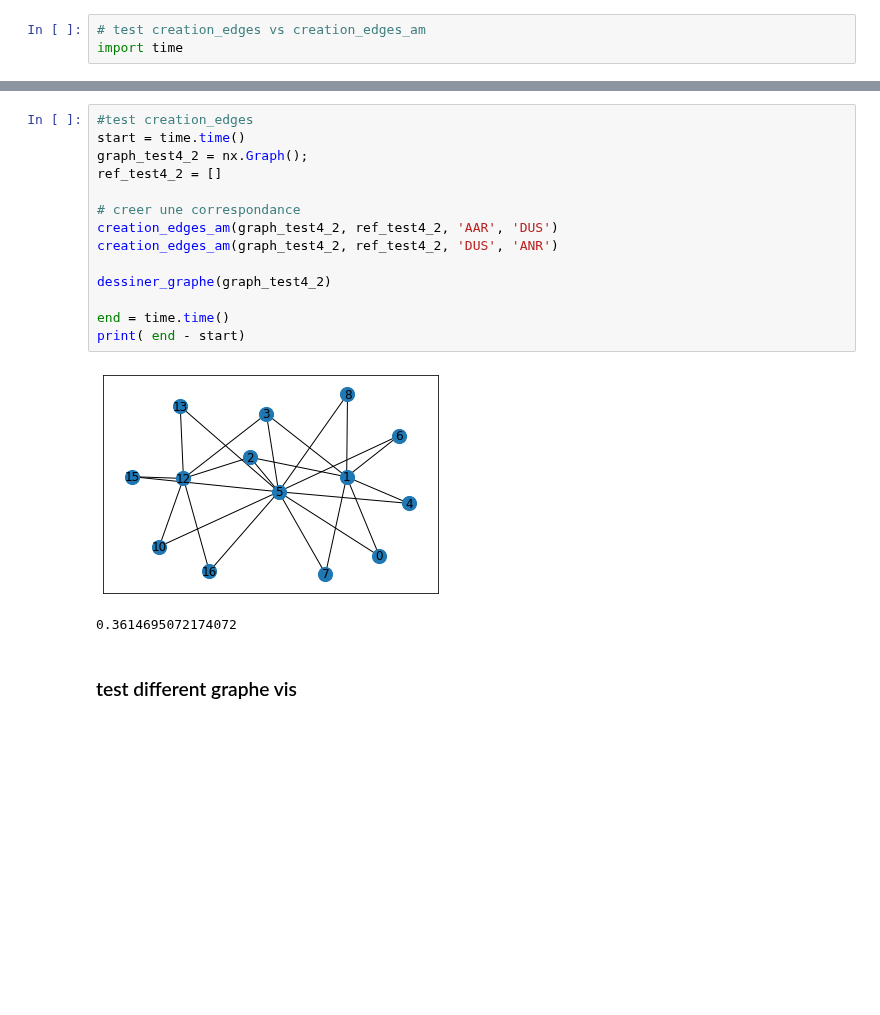
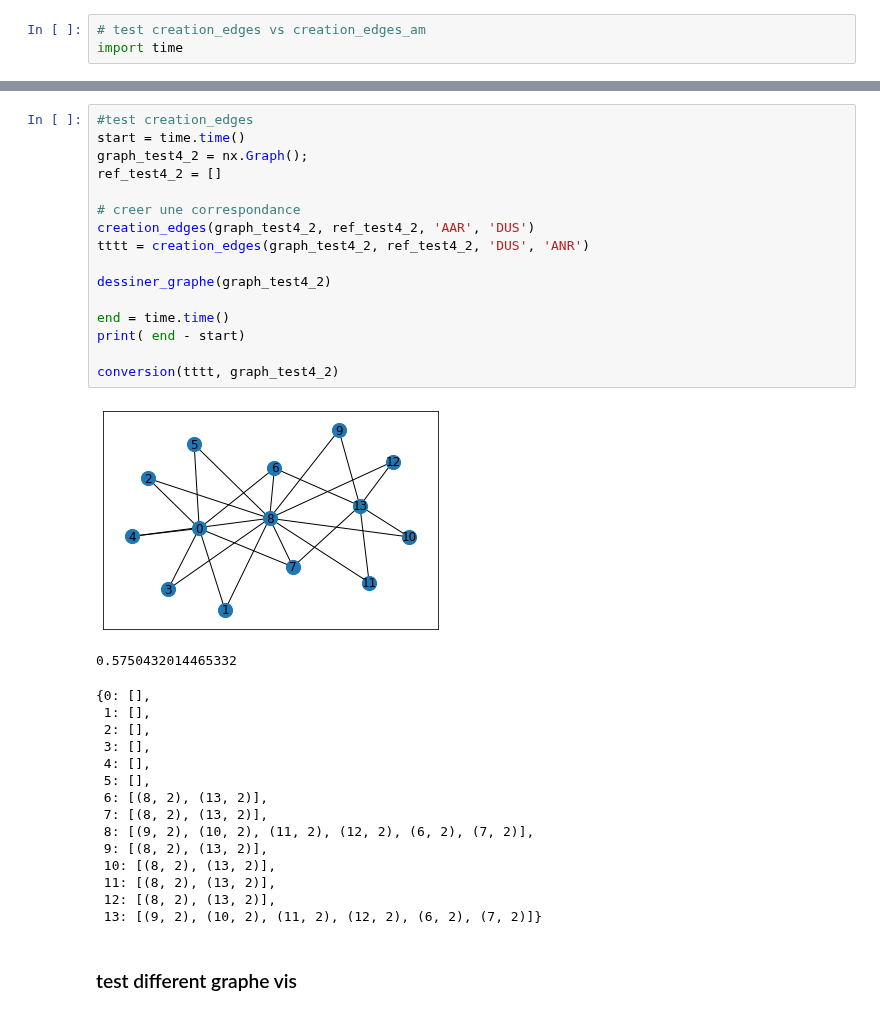
Before and after one commit to annevogel13/lifradaravion, a Jupyter notebook: NotebooksAnne/correspondance(1).ipynb, the cells around one changed output, grey strips where cells are left out. Saved outputs shown, nothing was run; the diff lists cells and outputs as text; blank space fills up the shorter version.

```diff
--- a/NotebooksAnne/correspondance(1).ipynb
+++ b/NotebooksAnne/correspondance(1).ipynb
@@ -219,20 +221,36 @@ print( end1 - start1)
 # %%
 #test creation_edges
 start = time.time()
 graph_test4_2 = nx.Graph();
 ref_test4_2 = []
 
 # creer une correspondance
-creation_edges_am(graph_test4_2, ref_test4_2, 'AAR', 'DUS')
-creation_edges_am(graph_test4_2, ref_test4_2, 'DUS', 'ANR')
+creation_edges(graph_test4_2, ref_test4_2, 'AAR', 'DUS')
+tttt = creation_edges(graph_test4_2, ref_test4_2, 'DUS', 'ANR')
 
 dessiner_graphe(graph_test4_2)
 
 end = time.time()
 print( end - start)
+
+conversion(tttt, graph_test4_2)
 # %% [output]
-[figure, old version]
+[figure, new version]
-0.3614695072174072
+0.5750432014465332
+{0: [],
+ 1: [],
+ 2: [],
+ 3: [],
+ 4: [],
+ 5: [],
+ 6: [(8, 2), (13, 2)],
+ 7: [(8, 2), (13, 2)],
+ 8: [(9, 2), (10, 2), (11, 2), (12, 2), (6, 2), (7, 2)],
+ 9: [(8, 2), (13, 2)],
+ 10: [(8, 2), (13, 2)],
+ 11: [(8, 2), (13, 2)],
+ 12: [(8, 2), (13, 2)],
+ 13: [(9, 2), (10, 2), (11, 2), (12, 2), (6, 2), (7, 2)]}
 # %% [markdown]
 ### test different graphe vis
 # %%
```
Also changed, not shown: parts of 4 cells of this notebook.
